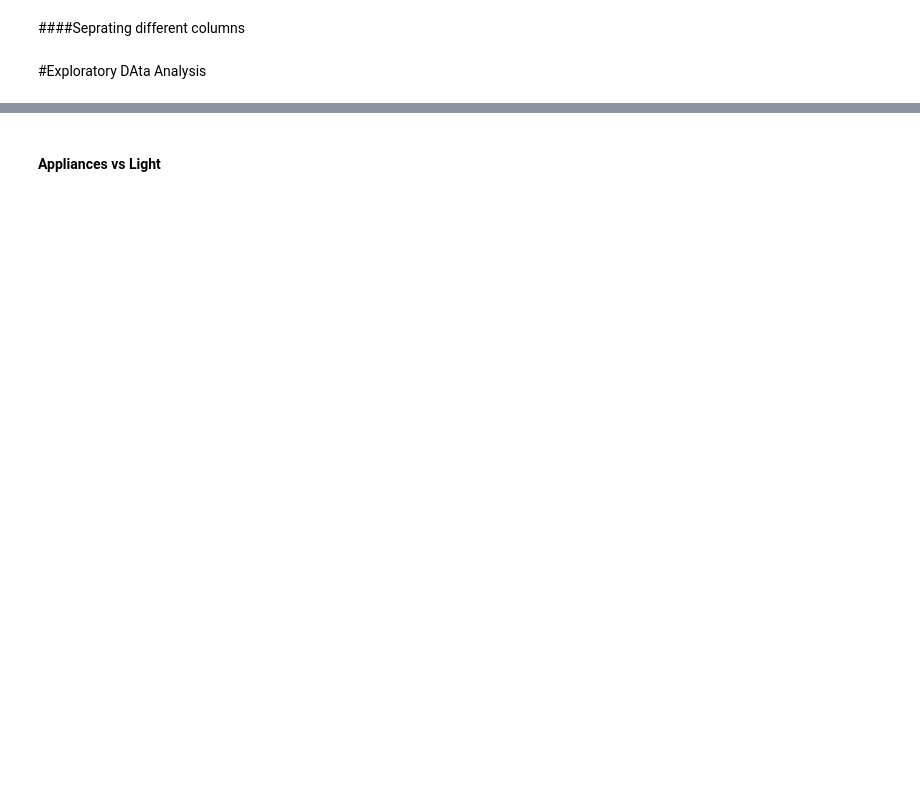
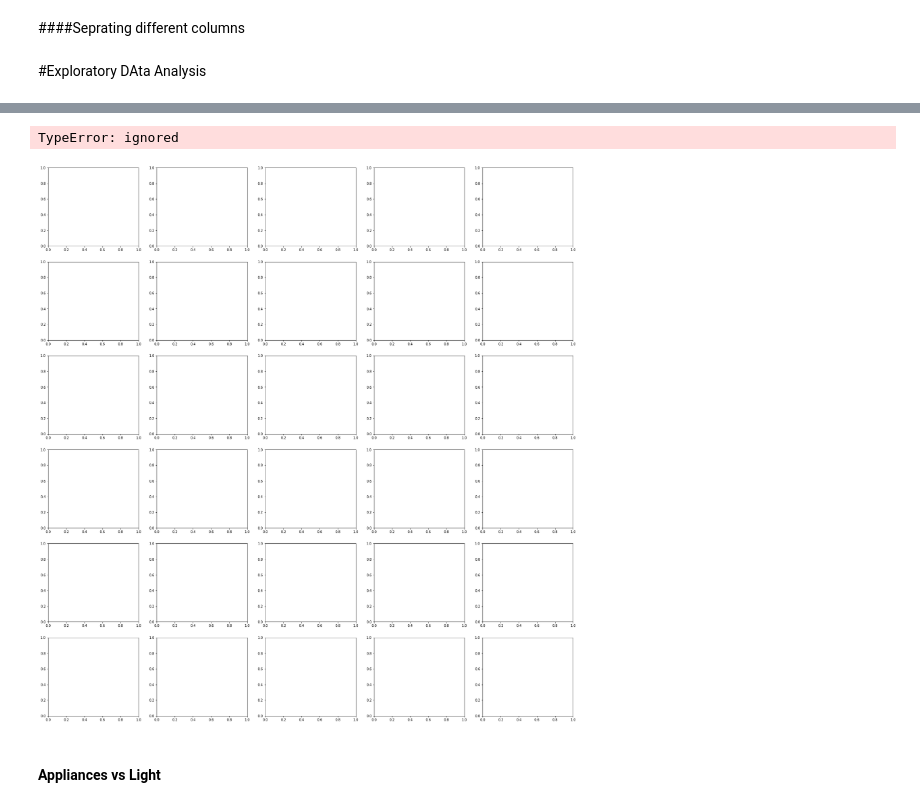
Before and after one commit to estoymukundjha/Energy-Application-Prediction, a Jupyter notebook: Appliance_Energy.ipynb, the cells around one changed output, grey strips where cells are left out. Saved outputs shown, nothing was run; the diff lists cells and outputs as text; code cells hidden in the pictures; blank space fills up the shorter version.

```diff
--- a/Appliance_Energy.ipynb
+++ b/Appliance_Energy.ipynb
@@ -115,3 +134,15 @@ Y = df["Appliances"]
+# %%
+a = 0
+while a < 7:
+    for i in range(5):
+        ls.append((a, i))
+    a+=1
+fig, ax = plt.subplots(6, 5, figsize=(28, 30))
+for k in range(26):
+    sns.boxplot(ax=ax[ls[k][0], ls[k][1]], y=colName[k], data=dataVisual)
+# %% [output]
+TypeError: ignored
+[figure, added]
 # %%
 import plotly.express as px
 # %%
```
Also changed, not shown: parts of 13 cells of this notebook.
